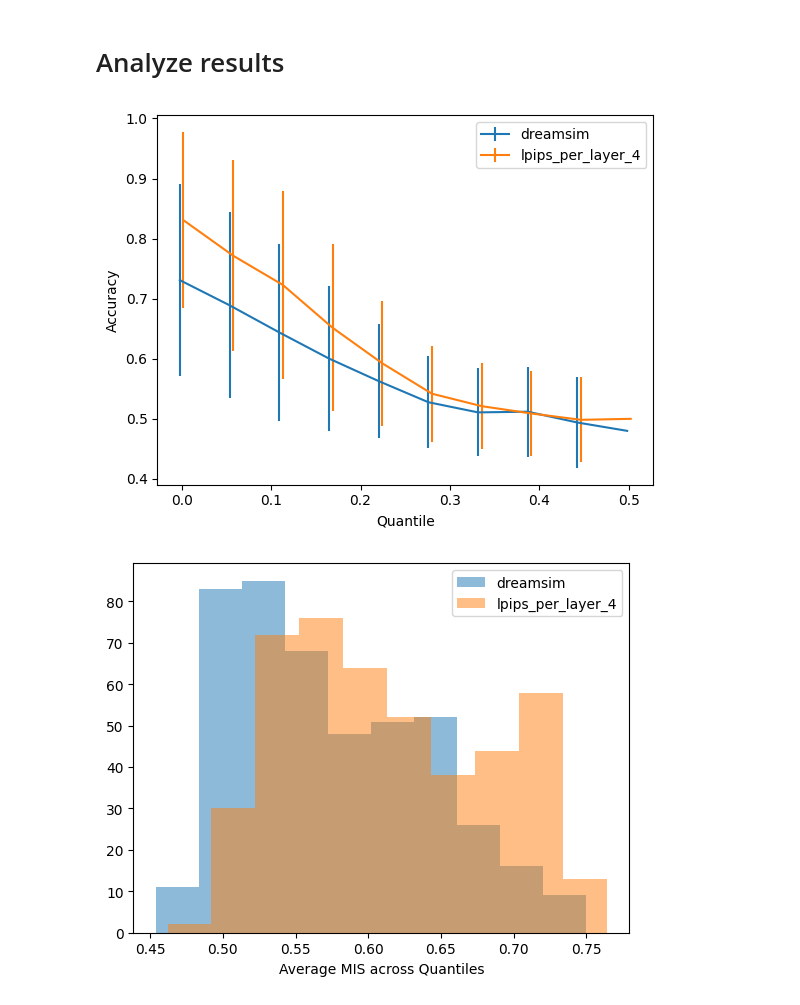
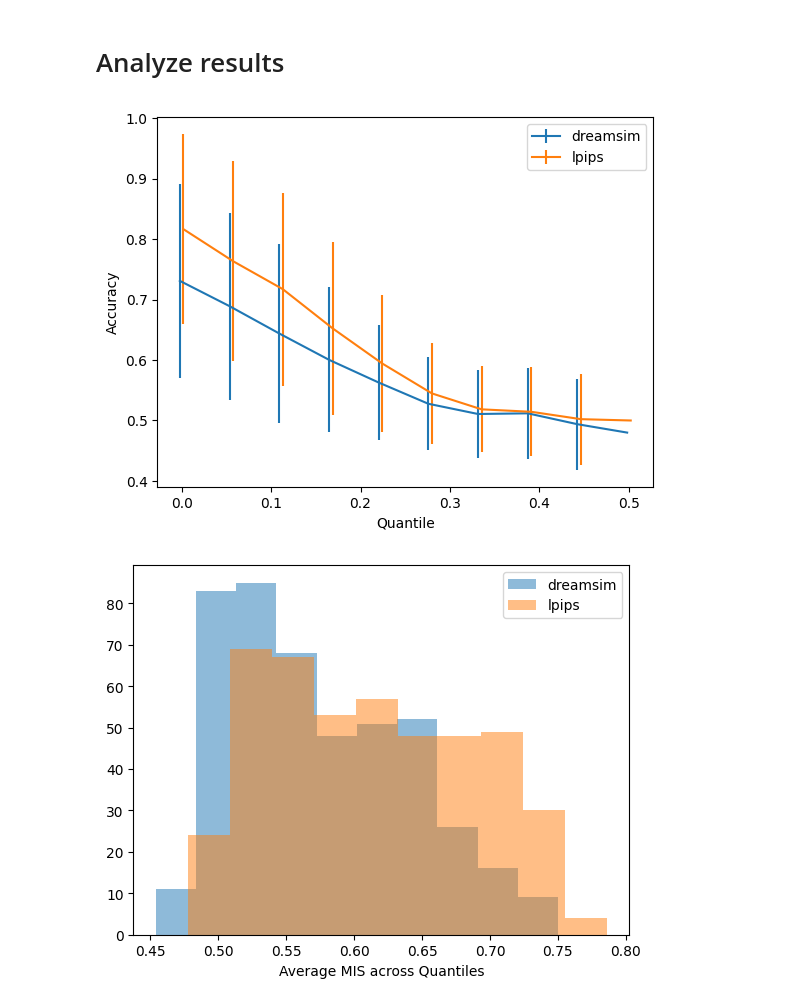
Before and after one commit to klindtlab/MachInterp, a Jupyter notebook: demo.ipynb, the cells around one changed output. Drawn from its saved outputs; the diff is of its cells as text; code cells hidden in the pictures.

Commit message:
simplified lpips

```diff
--- a/demo.ipynb
+++ b/demo.ipynb
@@ -72,9 +74,10 @@ dreamsim = metric.PrecomputedMetric(
 precomputed = True  # set this to True if it was already precomputed (check save_dir below)
 
 if not precomputed:
-    lpips_per_layer = metric.LPIPSMetric('cuda', ret_per_layer=True)
-    lpips_per_layer.precompute(inputs, batch_size=64)
-    print(lpips_per_layer.similarity_matrix.shape)
-    np.save(os.path.join(save_dir, 'lpips_per_layer_precomputed.npy'), lpips_per_layer.similarity_matrix)
+    lpips = metric.LPIPSMetric('cuda')
+    lpips.precompute(inputs, batch_size=64)
+
+    np.save(os.path.join(save_dir, 'lpips_precomputed.npy'), lpips.similarity_matrix)
 else:
-    lpips_per_layer = metric.PrecomputedMetric(np.load(os.path.join(save_dir, 'lpips_per_layer_precomputed.npy')))
+    lpips = metric.PrecomputedMetric(np.load(os.path.join(save_dir, 'lpips_precomputed.npy')))
+print(lpips.similarity_matrix.shape)
@@ -85,7 +90,10 @@ quantiles = np.linspace(0, 0.5, 10)
 result = mis.run_psychophysics(
     inputs=inputs,
     activations=activations,
-    metrics={'dreamsim': dreamsim, 'lpips_per_layer': lpips_per_layer},
+    metrics={
+        'dreamsim': dreamsim,
+        'lpips': lpips
+    },
     quantiles=quantiles,
     num_trials=50
 )
@@ -94,30 +102,30 @@ result = mis.run_psychophysics(
 # %%
 # show results
 plt.errorbar(
     quantiles - .002,
     result['accuracy_dreamsim'].mean(0),
     result['accuracy_dreamsim'].std(0),
     label='dreamsim'
 )
 plt.errorbar(
     quantiles + .002,
-    result['accuracy_lpips_per_layer_4'].mean(0),
-    result['accuracy_lpips_per_layer_4'].std(0),
-    label='lpips_per_layer_4'
+    result['accuracy_lpips'].mean(0),
+    result['accuracy_lpips'].std(0),
+    label='lpips'
 )
 plt.xlabel('Quantile')
 plt.ylabel('Accuracy')
 plt.legend()
 plt.show()
 
 plt.hist(result['accuracy_dreamsim'].mean(1), alpha=.5, label='dreamsim')
-plt.hist(result['accuracy_lpips_per_layer_4'].mean(1), alpha=.5, label='lpips_per_layer_4')
+plt.hist(result['accuracy_lpips'].mean(1), alpha=.5, label='lpips')
 plt.xlabel('Average MIS across Quantiles')
 plt.legend()
 plt.show()
 # %% [output]
-[figure, old version]
+[figure, new version]
-[figure, old version]
+[figure, new version]
 # %%
 stats, labels = [], []
 for key in result:
```
Also changed, not shown: parts of 4 cells of this notebook.
